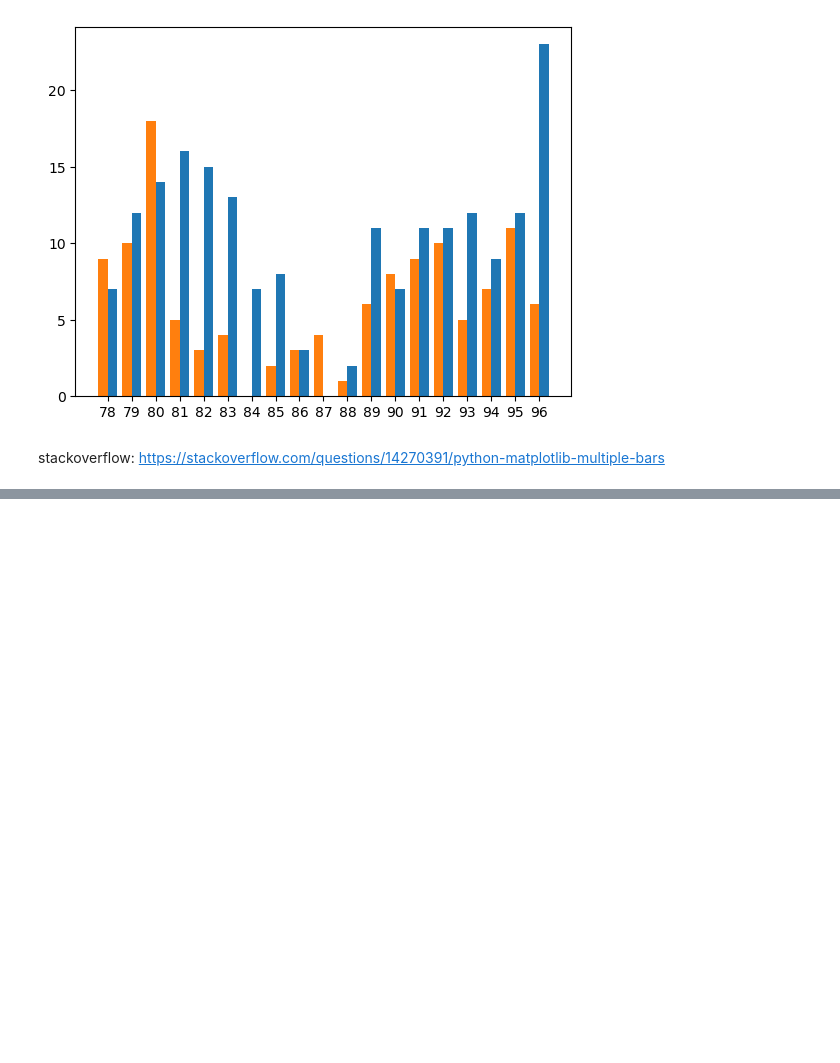
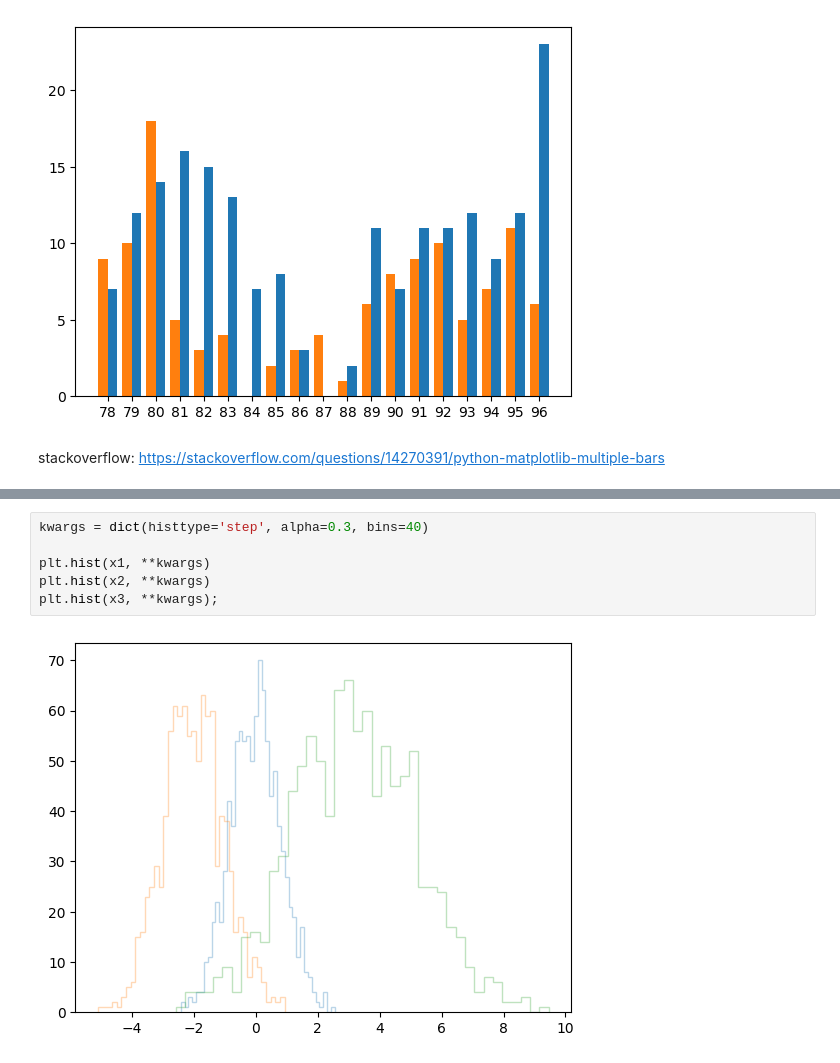
Before and after one commit to howsam/python-for-ai, a Jupyter notebook: matplotlib/intro-to-matplotlib.ipynb, the cells around one changed output, grey strips where cells are left out. Cells and saved outputs as stored; diff of their text form; blank space fills up the shorter version.

```diff
--- a/matplotlib/intro-to-matplotlib.ipynb
+++ b/matplotlib/intro-to-matplotlib.ipynb
@@ -511,0 +547,8 @@ stackoverflow: https://stackoverflow.com/questions/14270391/python-matplotlib-mu
+# %%
+kwargs = dict(histtype='step', alpha=0.3, bins=40)
+
+plt.hist(x1, **kwargs)
+plt.hist(x2, **kwargs)
+plt.hist(x3, **kwargs);
+# %% [output]
+[figure, added]
```
Also changed, not shown: parts of 92 cells of this notebook, 51 other files.
